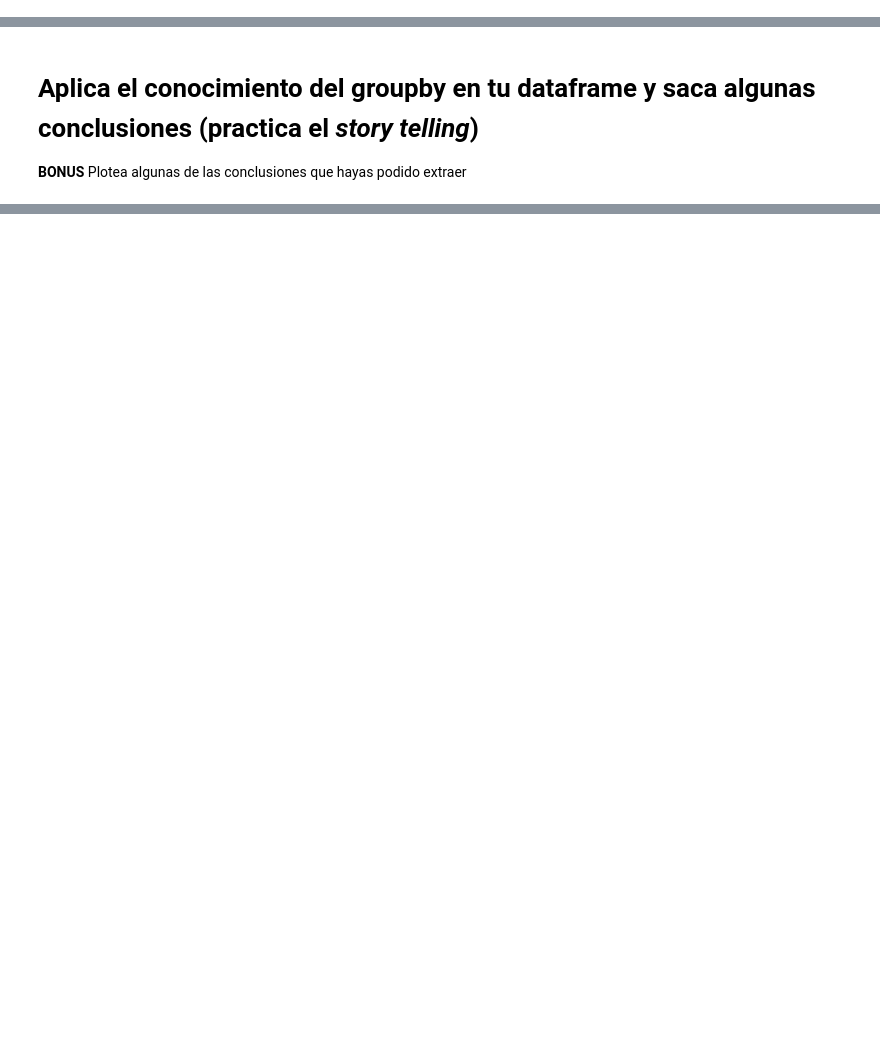
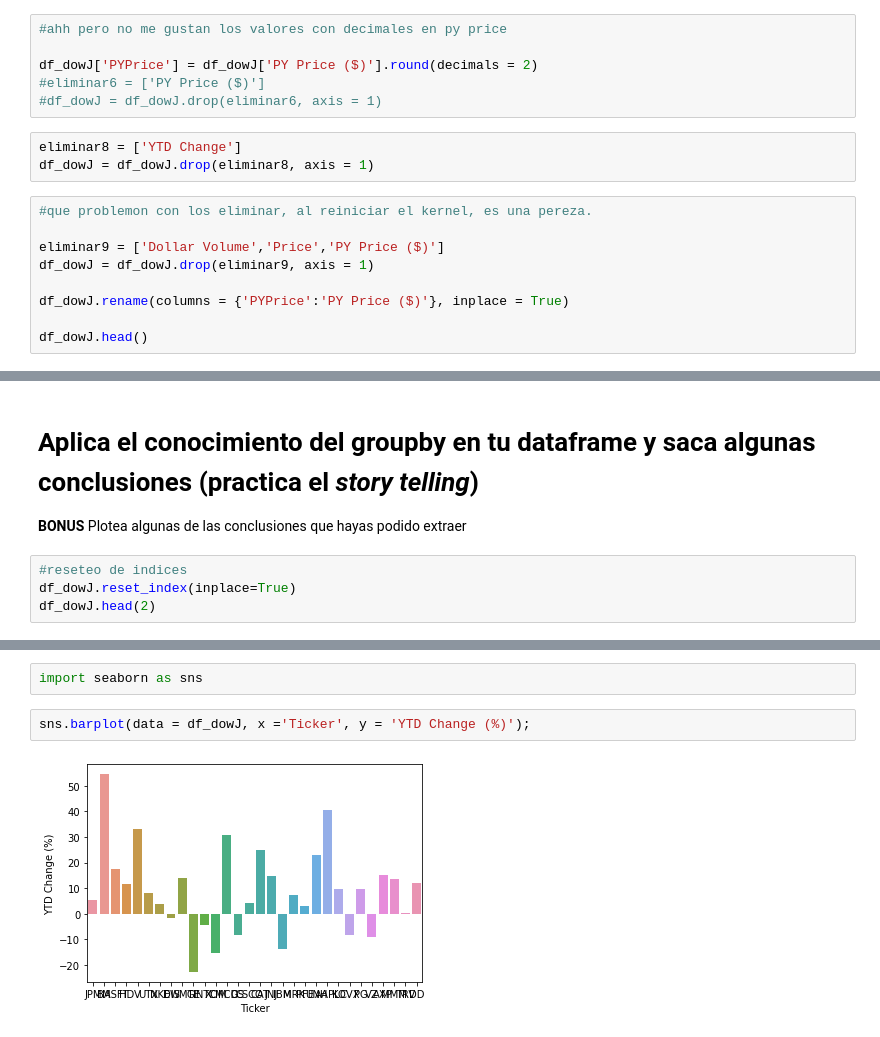
Before and after one commit to Ironhack-Part-Time-Enero2022/lab-pandas-II, a Jupyter notebook: Lab-Pandas-II.ipynb, the cells around one changed output, grey strips where cells are left out. Drawn from its saved outputs; the diff is of its cells as text; blank space fills up the shorter version.

```diff
--- a/Lab-Pandas-II.ipynb
+++ b/Lab-Pandas-II.ipynb
@@ -19,0 +280,18 @@ Tómate tu tiempo para entender el dataframe y la información que hay en el. Y
+# %%
+#ahh pero no me gustan los valores con decimales en py price
+
+df_dowJ['PYPrice'] = df_dowJ['PY Price ($)'].round(decimals = 2)
+#eliminar6 = ['PY Price ($)']
+#df_dowJ = df_dowJ.drop(eliminar6, axis = 1)
+# %%
+eliminar8 = ['YTD Change']
+df_dowJ = df_dowJ.drop(eliminar8, axis = 1)
+# %%
+#que problemon con los eliminar, al reiniciar el kernel, es una pereza.
+
+eliminar9 = ['Dollar Volume','Price','PY Price ($)']
+df_dowJ = df_dowJ.drop(eliminar9, axis = 1)
+
+df_dowJ.rename(columns = {'PYPrice':'PY Price ($)'}, inplace = True)
+
+df_dowJ.head()
@@ -21,3 +320,7 @@ Tómate tu tiempo para entender el dataframe y la información que hay en el. Y
 # Aplica el conocimiento del groupby en tu dataframe y saca algunas conclusiones (practica el *story telling*)
 
 **BONUS** Plotea algunas de las conclusiones que hayas podido extraer
+# %%
+#reseteo de indices
+df_dowJ.reset_index(inplace=True)
+df_dowJ.head(2)
@@ -23,0 +351,6 @@ Tómate tu tiempo para entender el dataframe y la información que hay en el. Y
+# %%
+import seaborn as sns
+# %%
+sns.barplot(data = df_dowJ, x ='Ticker', y = 'YTD Change (%)');
+# %% [output]
+[figure, added]
```
Also changed, not shown: parts of 32 cells of this notebook.
